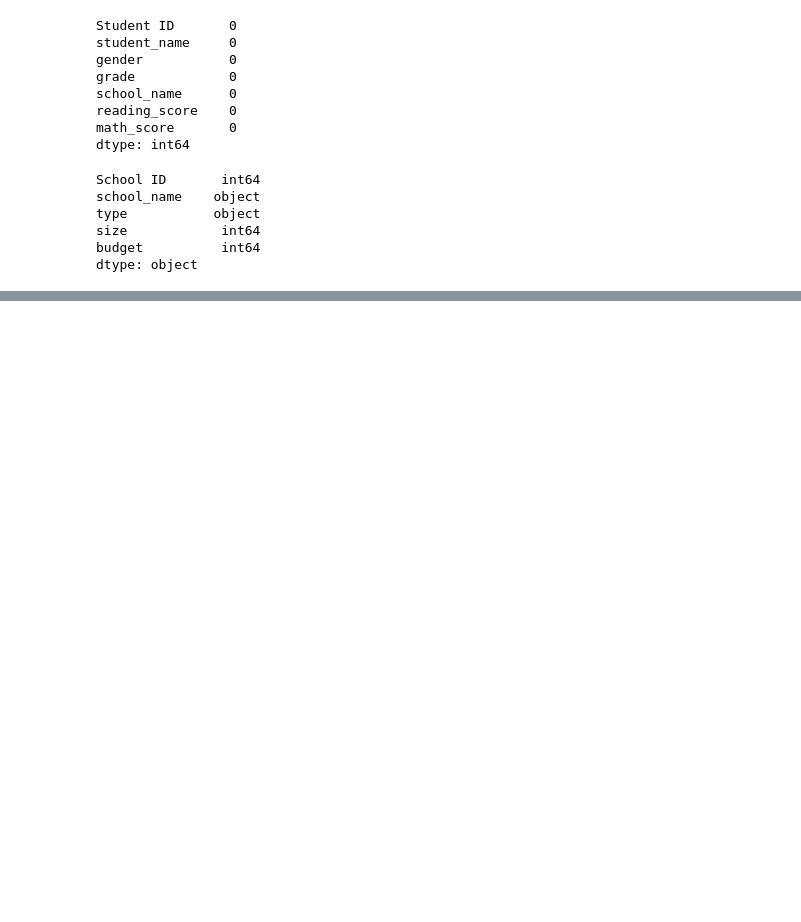
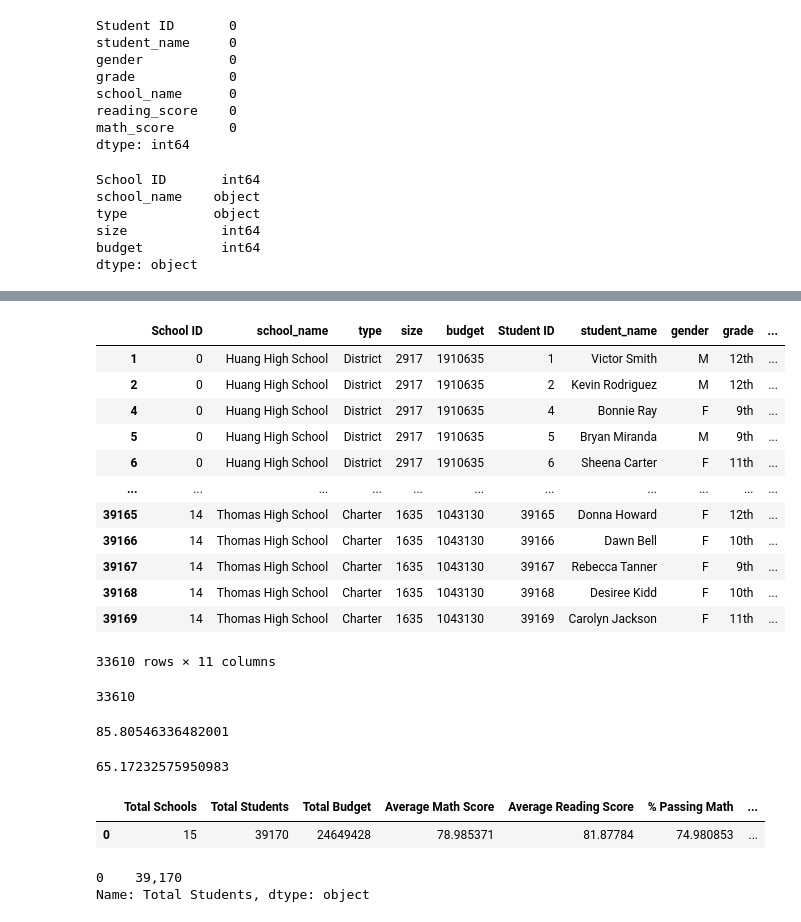
Before and after one commit to manBow1119/school-district-analysis, a Jupyter notebook: PyCitySchool.ipynb, the cells around one changed output, grey strips where cells are left out. Drawn from its saved outputs; the diff is of its cells as text; code cells hidden in the pictures; blank space fills up the shorter version.

Commit message:
district summary complete

```diff
--- a/PyCitySchool.ipynb
+++ b/PyCitySchool.ipynb
@@ -72,0 +77,4 @@ student_data_df.head(10)
+# %%
+#Create a merged DataFrame using "merge" method on pandas object
+school_data_complete_df = pd.merge(school_data_df,student_data_df, on=["school_name", "school_name"])
+school_data_complete_df.head(10)
@@ -72,0 +134,4 @@ student_data_df.head(10)
+# %%
+passing_math = school_data_complete_df["math_score"]>=70
+passing_reading = school_data_complete_df["reading_score"]>=70
+passing_reading
@@ -72,0 +163,72 @@ student_data_df.head(10)
+# %%
+#new data frame for all students filtered for passing reading- use previous variable as argument for the filter
+passing_reading_df=school_data_complete_df[passing_reading]
+passing_reading_df
+# %% [output]
+|  | School ID | school_name | type | size | budget | Student ID | student_name | gender | grade | ... |
+| 1 | 0 | Huang High School | District | 2917 | 1910635 | 1 | Victor Smith | M | 12th | ... |
+| 2 | 0 | Huang High School | District | 2917 | 1910635 | 2 | Kevin Rodriguez | M | 12th | ... |
+| 4 | 0 | Huang High School | District | 2917 | 1910635 | 4 | Bonnie Ray | F | 9th | ... |
+| 5 | 0 | Huang High School | District | 2917 | 1910635 | 5 | Bryan Miranda | M | 9th | ... |
+| 6 | 0 | Huang High School | District | 2917 | 1910635 | 6 | Sheena Carter | F | 11th | ... |
+| ... | ... | ... | ... | ... | ... | ... | ... | ... | ... | ... |
+| 39165 | 14 | Thomas High School | Charter | 1635 | 1043130 | 39165 | Donna Howard | F | 12th | ... |
+| 39166 | 14 | Thomas High School | Charter | 1635 | 1043130 | 39166 | Dawn Bell | F | 10th | ... |
+| 39167 | 14 | Thomas High School | Charter | 1635 | 1043130 | 39167 | Rebecca Tanner | F | 9th | ... |
+| 39168 | 14 | Thomas High School | Charter | 1635 | 1043130 | 39168 | Desiree Kidd | F | 10th | ... |
+| 39169 | 14 | Thomas High School | Charter | 1635 | 1043130 | 39169 | Carolyn Jackson | F | 11th | ... |
+33610 rows × 11 columns
+# %%
+#calculate the number of students passing each assessment
+passing_math_count= passing_math_df["student_name"].count()
+passing_reading_count = passing_reading_df["student_name"].count()
+passing_math_count
+passing_reading_count
+# %% [output]
+33610
+# %%
+#calc percentage passing each assessment
+passing_math_percentage = passing_math_count / float(student_count)*100
+passing_reading_percentage = passing_reading_count / float(student_count)*100
+passing_reading_percentage
+# %% [output]
+85.80546336482001
+# %%
+#Calc students who passed both
+passing_math_reading = school_data_complete_df[(school_data_complete_df["math_score"]>=70) & (school_data_complete_df["reading_score"]>=70)]
+passing_math_reading.head()
+passing_math_reading["student_name"].count()
+#or
+passing_math_reading.student_name.count()
+overall_passing_reading_math_count = passing_math_reading.student_name.count()
+overall_passing_reading_math_count
+
+#calculate passing percentage
+overall_passing_percentage = overall_passing_reading_math_count/ float(student_count)*100
+overall_passing_percentage
+# %% [output]
+65.17232575950983
+# %%
+#District Summary DF
+district_summary_df = pd.DataFrame(
+            [{"Total Schools": school_count,
+             "Total Students": student_count,
+              "Total Budget": total_budget,
+              "Average Math Score": average_math_score,
+              "Average Reading Score": average_reading_score,
+              "% Passing Math": passing_math_percentage,
+              "% Passing Reading": passing_reading_percentage,
+              "% Overall Passing": overall_passing_percentage
+
+             }])
+district_summary_df
+# %% [output]
+|  | Total Schools | Total Students | Total Budget | Average Math Score | Average Reading Score | % Passing Math | ... |
+| 0 | 15 | 39170 | 24649428 | 78.985371 | 81.87784 | 74.980853 | ... |
+# %%
+#formatting values in district_summary df
+#district_summary_df["Total Students"] = district_summary_df["Total Students"].map("{:,}".format)
+district_summary_df["Total Students"]
+# %% [output]
+0    39,170
+Name: Total Students, dtype: object
```
Also changed, not shown: parts of 21 cells of this notebook.
